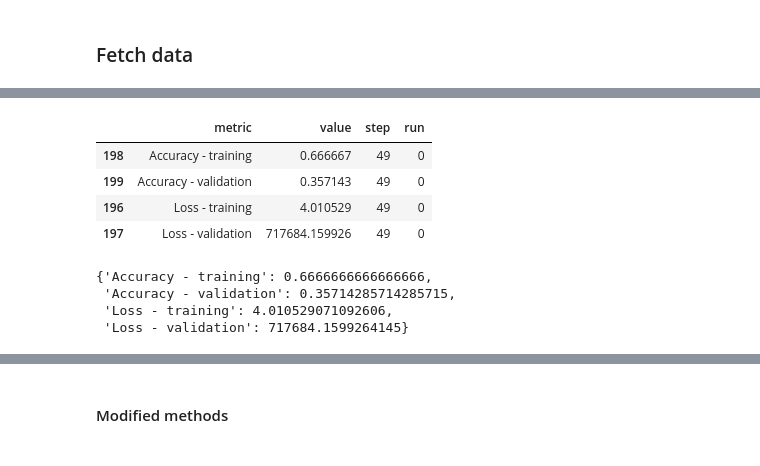
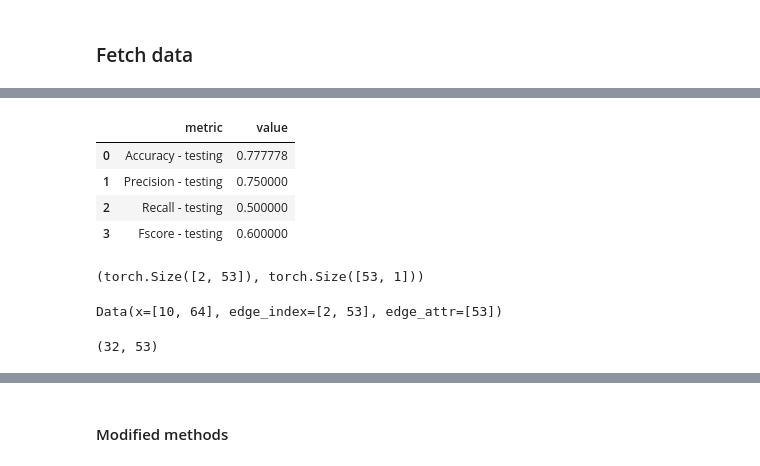
Before and after one commit to arnauddhaene/graphmel, a Jupyter notebook: notebooks/run.ipynb, the cells around one changed output, grey strips where cells are left out. Drawn from its saved outputs; the diff is of its cells as text; code cells hidden in the pictures.

```diff
--- a/notebooks/run.ipynb
+++ b/notebooks/run.ipynb
@@ -69,7 +70,9 @@ model_args = dict(
     hidden_dim=64,
     node_features_dim=43)
 
-model = DiffPool(**model_args, num_nodes=[9])
+model = BaselineGNN(layer_type='GAT', **model_args)
+
+model.reset()
 # %%
 dataset_train, dataset_test = load_dataset(dense=model.is_dense())
 # %%
@@ -139,21 +132,15 @@ df.head()
-# %%
-df = pd.DataFrame(metrics.storage)
-
-# Fetch training accuracy of last step for each cross-val run
-filtered = df.groupby('metric')['step'].idxmax()
-
-ndf = df.loc[filtered]
-ndf
-# %% [output]
-|  | metric | value | step | run |
-| 198 | Accuracy - training | 0.666667 | 49 | 0 |
-| 199 | Accuracy - validation | 0.357143 | 49 | 0 |
-| 196 | Loss - training | 4.010529 | 49 | 0 |
-| 197 | Loss - validation | 717684.159926 | 49 | 0 |
-# %%
-pd.Series(ndf.value.values, index=ndf.metric).to_dict()
-# %% [output]
-{'Accuracy - training': 0.6666666666666666,
- 'Accuracy - validation': 0.35714285714285715,
- 'Loss - training': 4.010529071092606,
- 'Loss - validation': 717684.1599264145}
+# %%
+loader_test_args = dict(dataset=dataset_test, batch_size=len(dataset_test))
+
+loader_test = DenseDataLoader(**loader_test_args) if model.is_dense() \
+    else DataLoader(**loader_test_args)
+
+test_metrics = TestingMetrics(epoch=75)
+test_metrics.compute_metrics(model, loader_test)
+pd.DataFrame(test_metrics.storage)
+# %% [output]
+|  | metric | value |
+| 0 | Accuracy - testing | 0.777778 |
+| 1 | Precision - testing | 0.750000 |
+| 2 | Recall - testing | 0.500000 |
+| 3 | Fscore - testing | 0.600000 |
@@ -159,0 +158,9 @@ pd.Series(ndf.value.values, index=ndf.metric).to_dict()
+# %%
+edge_index.size(), alpha.size()
+# %% [output]
+(torch.Size([2, 53]), torch.Size([53, 1]))
+# %%
+transformed_graph = Data(x=x, edge_index=edge_index, edge_attr=alpha.flatten())
+transformed_graph
+# %% [output]
+Data(x=[10, 64], edge_index=[2, 53], edge_attr=[53])
@@ -159,0 +175,4 @@ pd.Series(ndf.value.values, index=ndf.metric).to_dict()
+# %%
+len(G.edges()), len(e_as)
+# %% [output]
+(32, 53)
```
Also changed, not shown: parts of 12 cells of this notebook, 1 other file.
